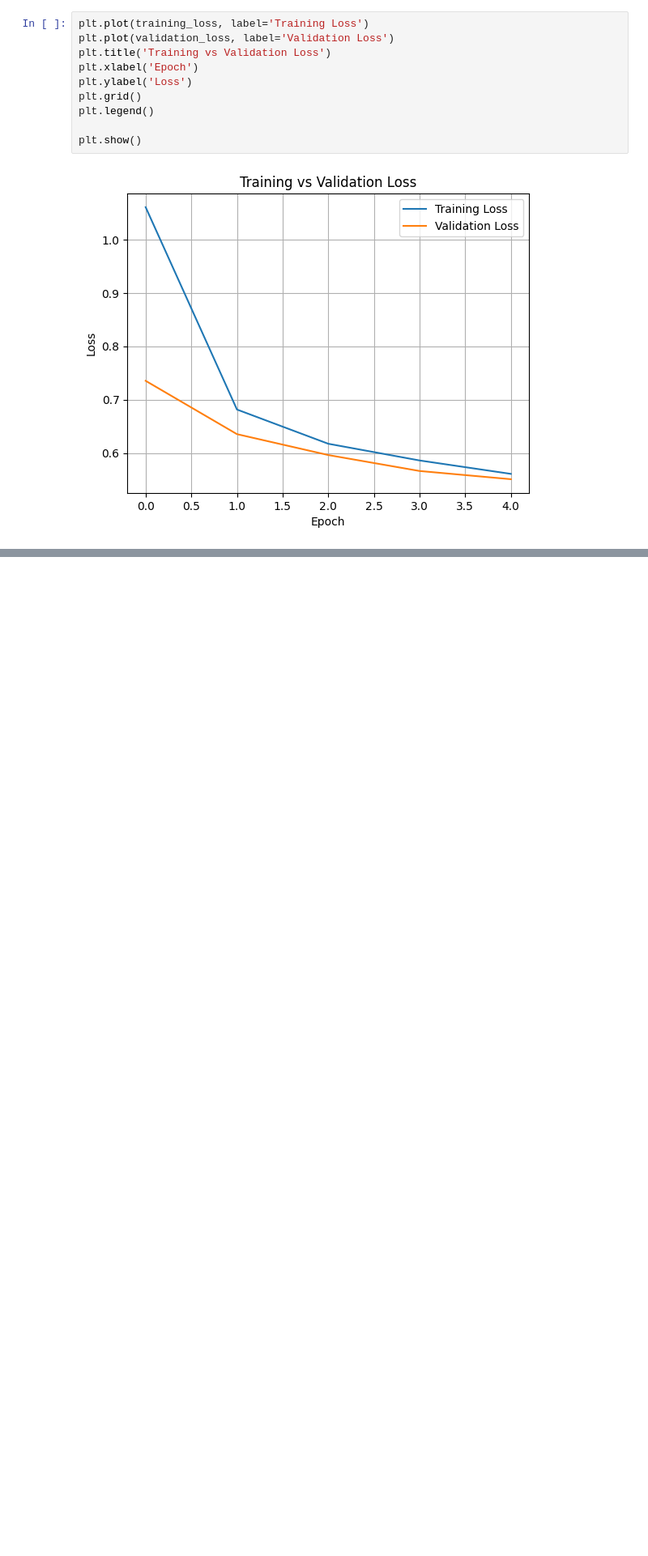
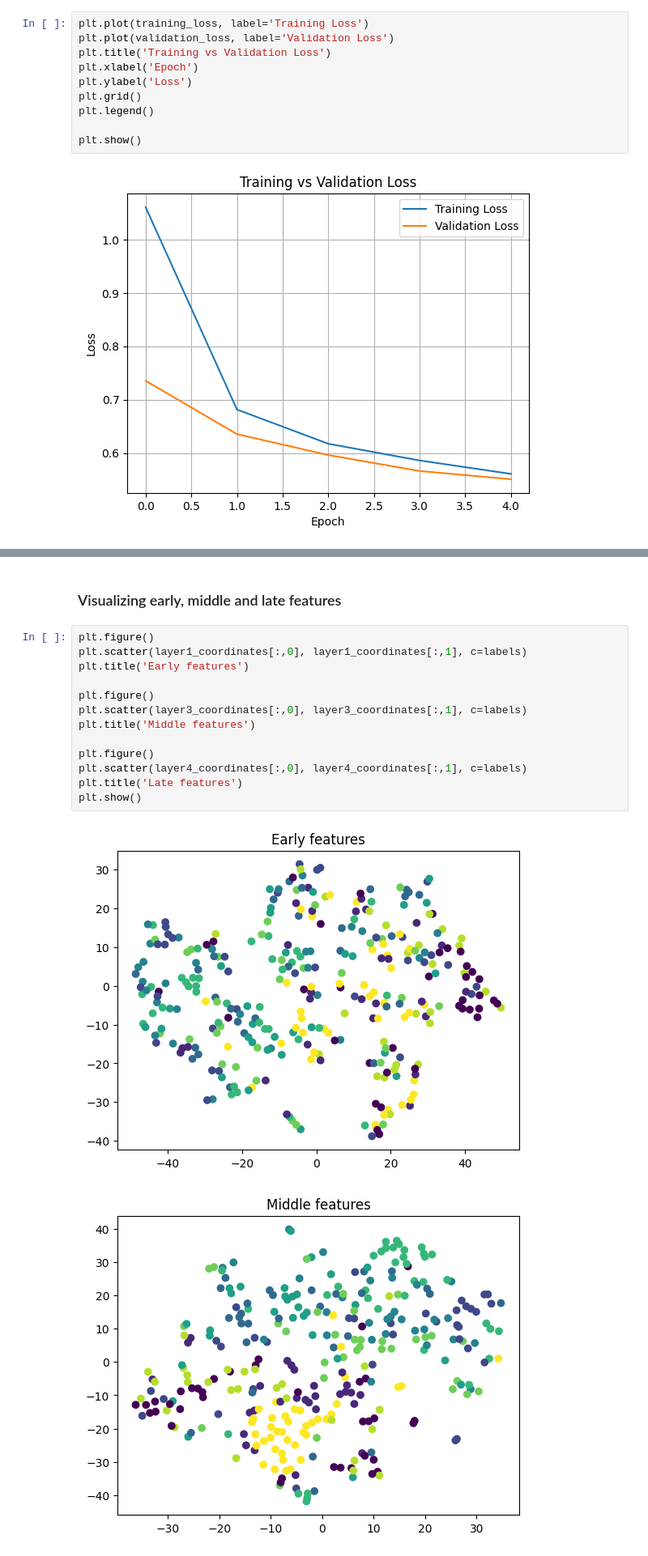
Before and after one commit to hyderchaudhry/28100041-PA0, a Jupyter notebook: src/task1.ipynb, the cells around one changed output, grey strips where cells are left out. Shown at 81% size. Cells and saved outputs as stored; diff of their text form; blank space fills up the shorter version.

```diff
--- a/src/task1.ipynb
+++ b/src/task1.ipynb
@@ -132,0 +360,18 @@ plt.show()
+# %% [markdown]
+### Visualizing early, middle and late features
+# %%
+plt.figure()
+plt.scatter(layer1_coordinates[:,0], layer1_coordinates[:,1], c=labels)
+plt.title('Early features')
+
+plt.figure()
+plt.scatter(layer3_coordinates[:,0], layer3_coordinates[:,1], c=labels)
+plt.title('Middle features')
+
+plt.figure()
+plt.scatter(layer4_coordinates[:,0], layer4_coordinates[:,1], c=labels)
+plt.title('Late features')
+plt.show()
+# %% [output]
+[figure, added]
+[figure, added]
```
Also changed, not shown: parts of 20 cells of this notebook.
